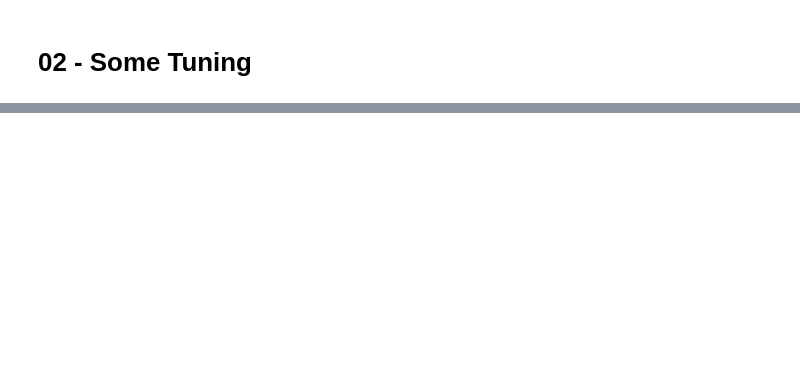
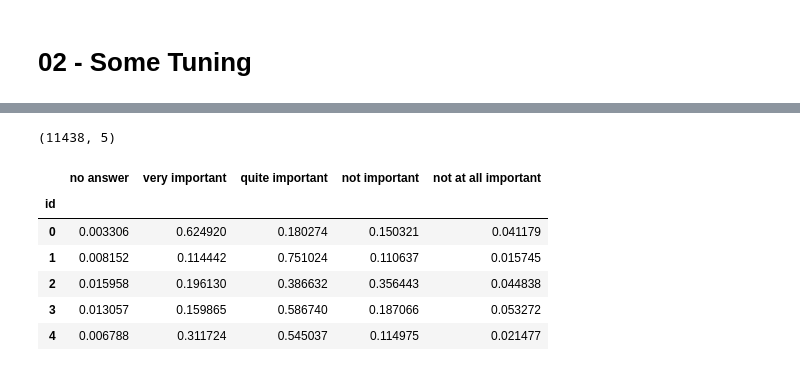
Before and after one commit to ezafar/STAT441_FinalProject, a Jupyter notebook: models/01_LightGBM.ipynb, the cells around one changed output, grey strips where cells are left out. Saved outputs shown, nothing was run; the diff lists cells and outputs as text; code cells hidden in the pictures; blank space fills up the shorter version.

Commit message:
Added second lightgbm model

```diff
--- a/models/01_LightGBM.ipynb
+++ b/models/01_LightGBM.ipynb
@@ -41,2 +44,6 @@ Train Accuracy: 0.64
 # %% [markdown]
 # 02 - Some Tuning
+# %%
+# Prepare lbg dataset
+d_train = lgb.Dataset(X_train, label=y_train)
+d_test = lgb.Dataset(X_test, label=y_test)
@@ -42,0 +127,17 @@ Train Accuracy: 0.64
+# %%
+# Train Model on Full Data
+params = {
+    "num_leaves": 10,
+    "metric": "multi_logloss",
+    "boosting_type": "gbdt",
+    'feature_fraction': 0.8,
+    'bagging_fraction': 0.8,
+    'bagging_freq': 5,
+    "learning_rate": 0.05,
+    "objective": "multiclass",
+    "boost_from_average": True,
+    "num_class" : 5,
+}
+
+final_model = lgb.LGBMRegressor(**params)
+final_model.fit(X, y)
@@ -42,0 +151,17 @@ Train Accuracy: 0.64
+# %%
+predictions = final_model.predict(X_test_subm)
+# %%
+# Make a df of preds
+preds_df = pd.DataFrame(predictions, columns=['no answer', 'very important', 'quite important', 'not important', 'not at all important'])
+preds_df.index.name = 'id'
+print(preds_df.shape)
+preds_df.head()
+# %% [output]
+(11438, 5)
+|  | no answer | very important | quite important | not important | not at all important |
+| id |  |  |  |  |  |
+| 0 | 0.003306 | 0.624920 | 0.180274 | 0.150321 | 0.041179 |
+| 1 | 0.008152 | 0.114442 | 0.751024 | 0.110637 | 0.015745 |
+| 2 | 0.015958 | 0.196130 | 0.386632 | 0.356443 | 0.044838 |
+| 3 | 0.013057 | 0.159865 | 0.586740 | 0.187066 | 0.053272 |
+| 4 | 0.006788 | 0.311724 | 0.545037 | 0.114975 | 0.021477 |
```
Also changed, not shown: parts of 15 cells of this notebook, 2 other files.
